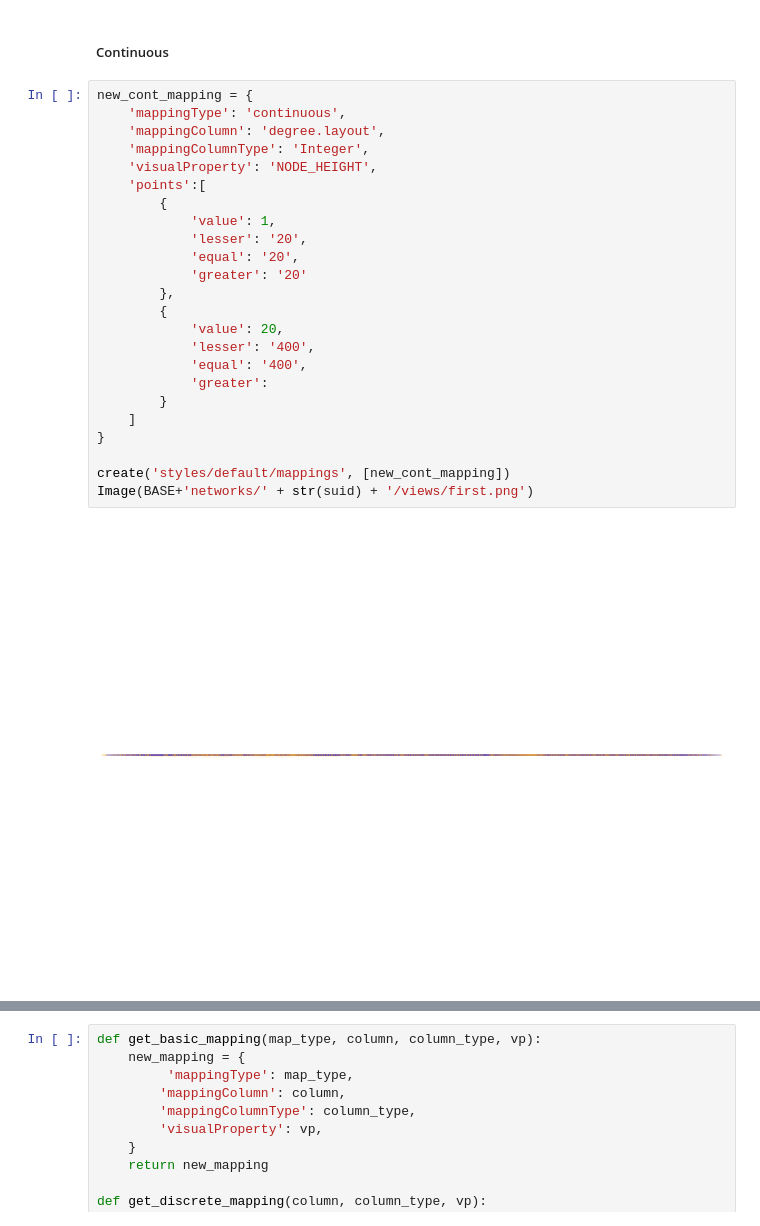
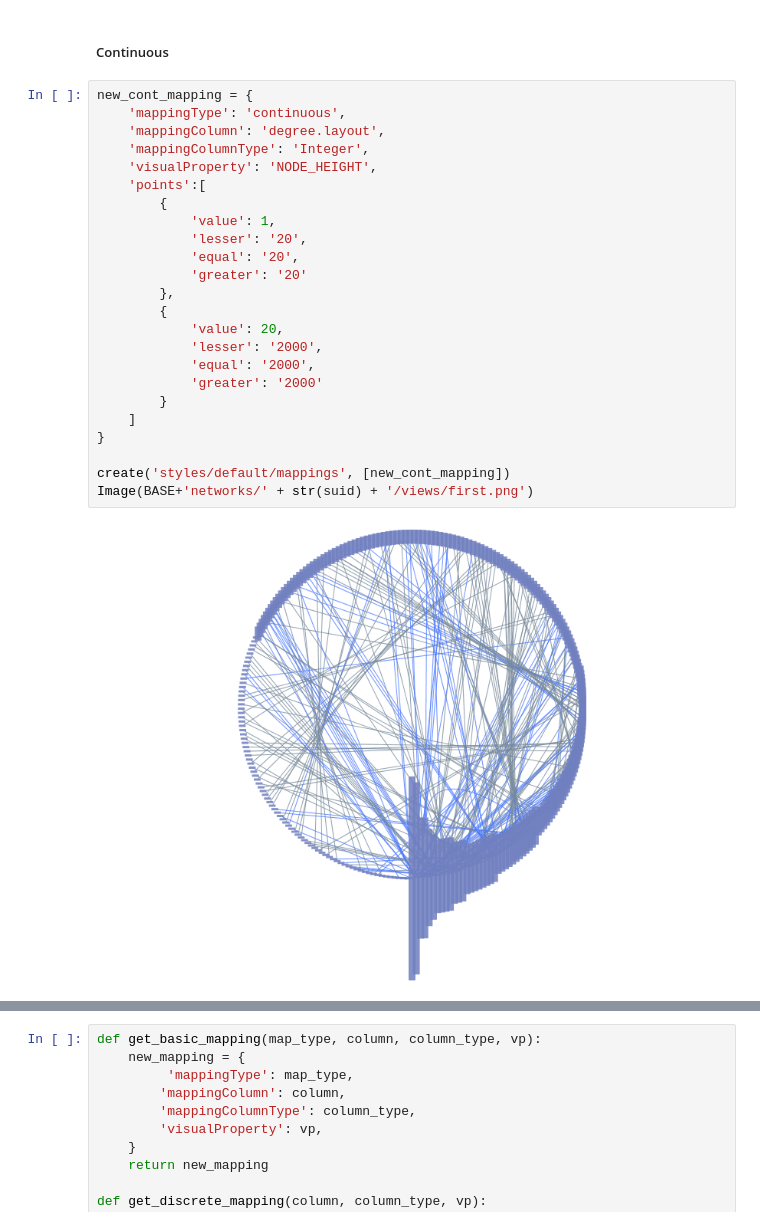
Before and after one commit to idekerlab/vizbi-2015, a Jupyter notebook: tutorials/Lesson_3_Visualization.ipynb, the cells around one changed output, grey strips where cells are left out. Drawn from its saved outputs; the diff is of its cells as text.

```diff
--- a/tutorials/Lesson_3_Visualization.ipynb
+++ b/tutorials/Lesson_3_Visualization.ipynb
@@ -213,26 +237,26 @@ Image(BASE+'networks/' + str(suid) + '/views/first.png')
 # %%
 new_cont_mapping = {
     'mappingType': 'continuous',
     'mappingColumn': 'degree.layout',
     'mappingColumnType': 'Integer',
     'visualProperty': 'NODE_HEIGHT',
     'points':[
         {
             'value': 1,
             'lesser': '20',
             'equal': '20',
             'greater': '20'
         },
         {
             'value': 20,
-            'lesser': '400',
-            'equal': '400',
-            'greater':
+            'lesser': '2000',
+            'equal': '2000',
+            'greater': '2000'
         }
     ]
 }
 
 create('styles/default/mappings', [new_cont_mapping])
 Image(BASE+'networks/' + str(suid) + '/views/first.png')
 # %% [output]
-[figure, old version]
+[figure, new version]
```
Also changed, not shown: parts of 23 cells of this notebook.
